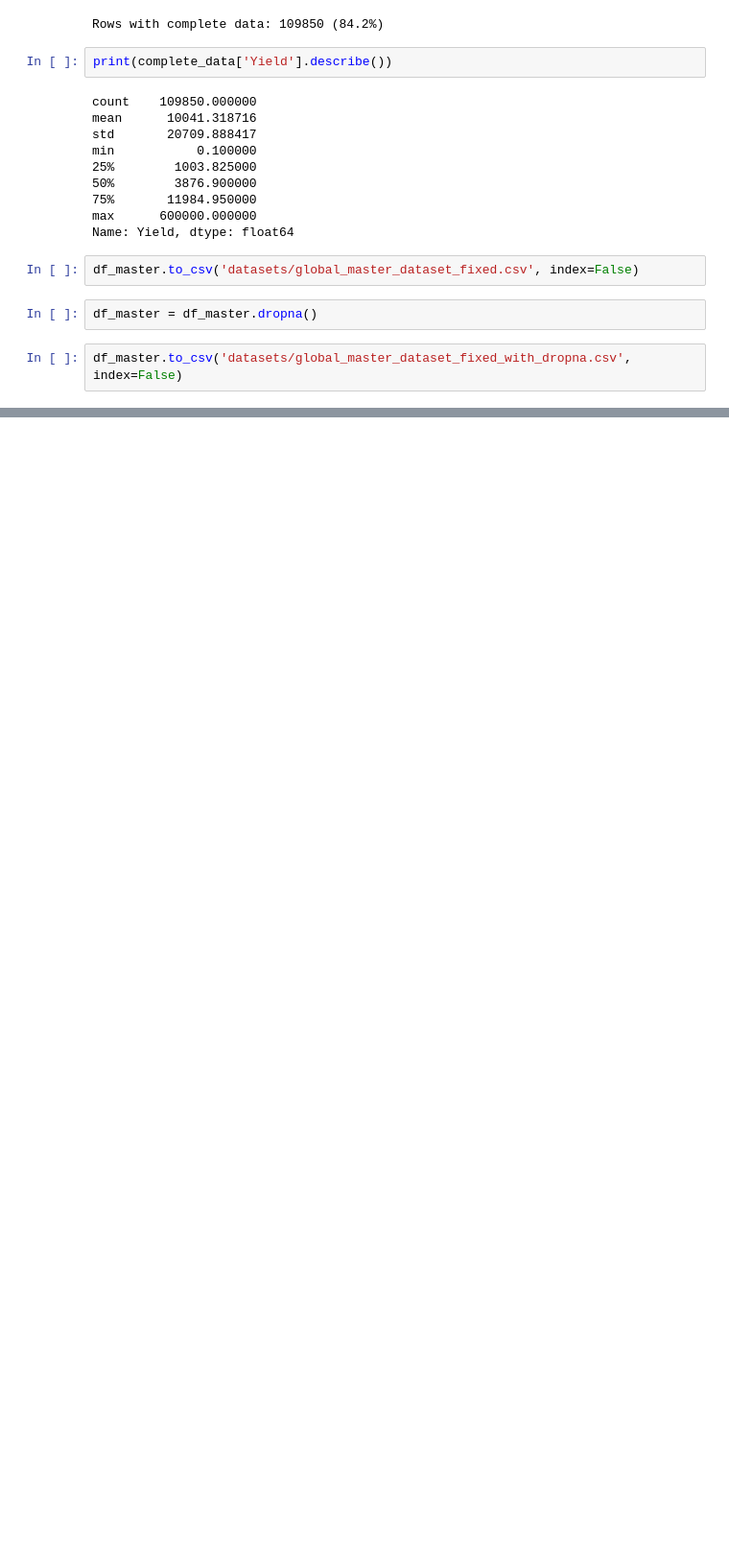
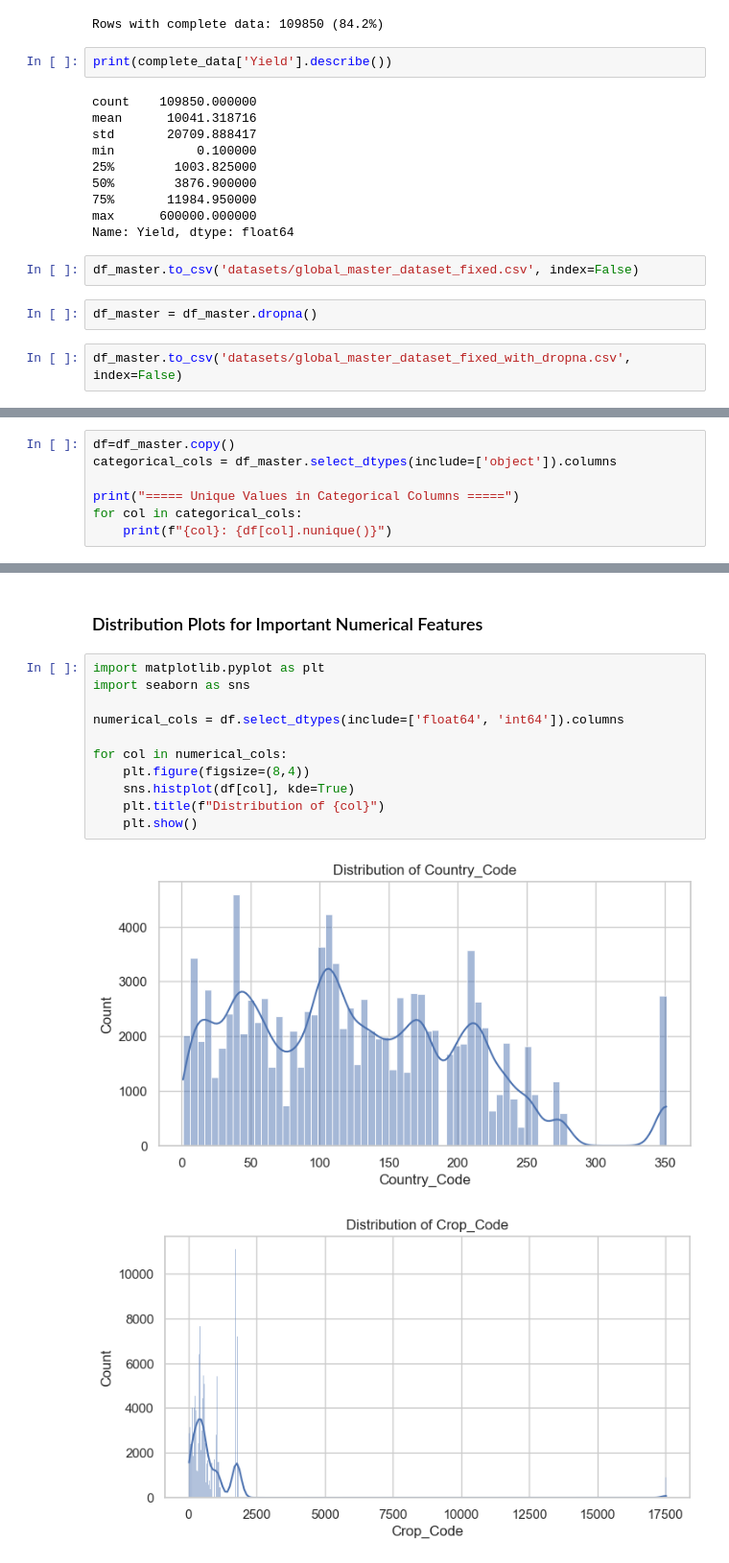
Before and after one commit to santhosh0997/MSDS-Data-Science-Practicum--2, a Jupyter notebook: agro-climatic-forecasting/master_data.ipynb, the cells around one changed output, grey strips where cells are left out. Shown at 96% size. Saved outputs shown, nothing was run; the diff lists cells and outputs as text; blank space fills up the shorter version.

```diff
--- a/agro-climatic-forecasting/master_data.ipynb
+++ b/agro-climatic-forecasting/master_data.ipynb
@@ -260,0 +286,7 @@ df_master.to_csv('datasets/global_master_dataset_fixed_with_dropna.csv', index=F
+# %%
+df=df_master.copy()
+categorical_cols = df_master.select_dtypes(include=['object']).columns
+
+print("===== Unique Values in Categorical Columns =====")
+for col in categorical_cols:
+    print(f"{col}: {df[col].nunique()}")
@@ -260,0 +301,16 @@ df_master.to_csv('datasets/global_master_dataset_fixed_with_dropna.csv', index=F
+# %% [markdown]
+### Distribution Plots for Important Numerical Features
+# %%
+import matplotlib.pyplot as plt
+import seaborn as sns
+
+numerical_cols = df.select_dtypes(include=['float64', 'int64']).columns
+
+for col in numerical_cols:
+    plt.figure(figsize=(8,4))
+    sns.histplot(df[col], kde=True)
+    plt.title(f"Distribution of {col}")
+    plt.show()
+# %% [output]
+[figure, added]
+[figure, added]
```
Also changed, not shown: parts of 21 cells of this notebook.
